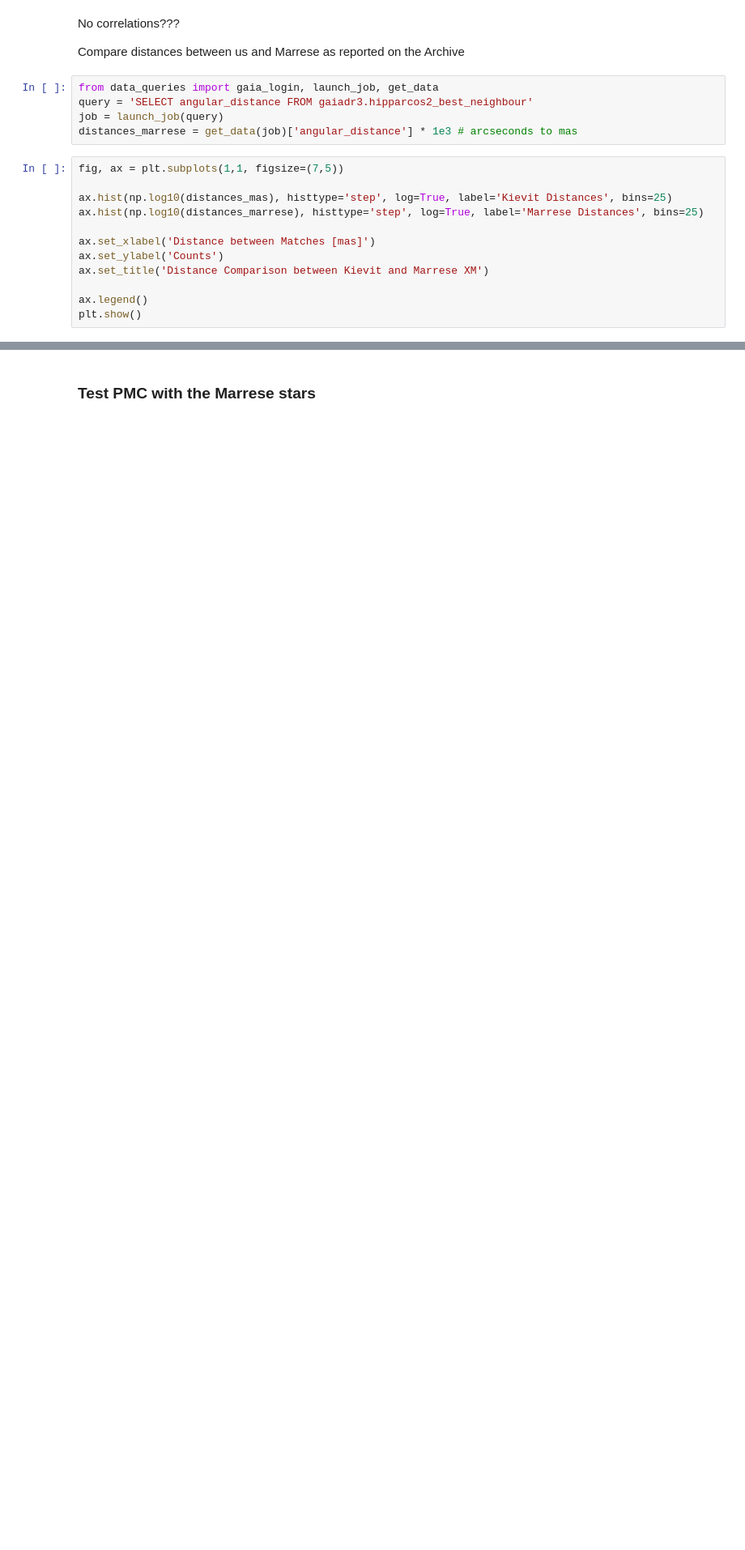
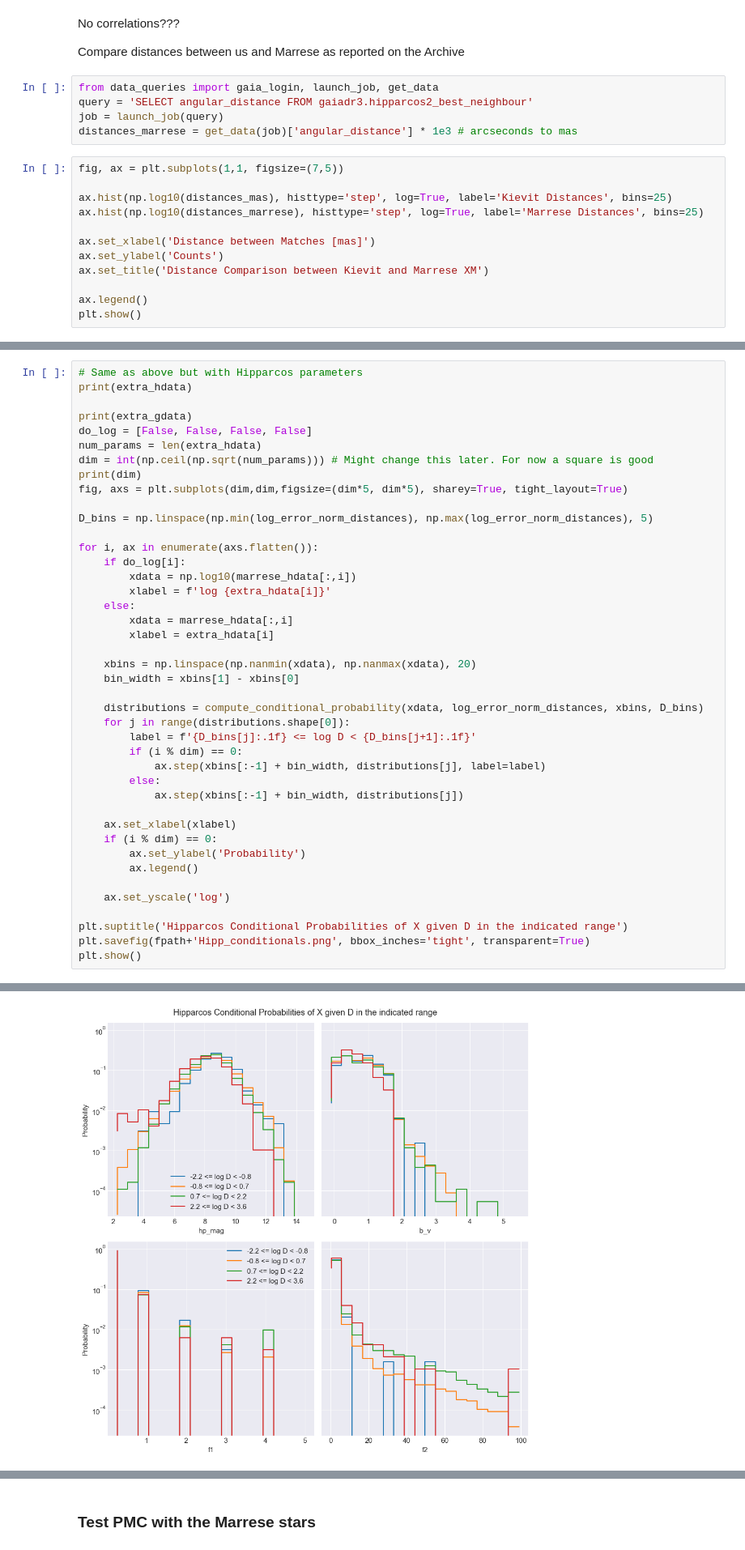
Before and after one commit to RenVit318/masterproject, a Jupyter notebook: src/notebooks/crossmatch_analysis.ipynb, the cells around one changed output, grey strips where cells are left out. Shown at 81% size. Drawn from its saved outputs; the diff is of its cells as text; blank space fills up the shorter version.

```diff
--- a/src/notebooks/crossmatch_analysis.ipynb
+++ b/src/notebooks/crossmatch_analysis.ipynb
@@ -883,0 +1017,43 @@ plt.show()
+# %%
+# Same as above but with Hipparcos parameters
+print(extra_hdata)
+
+print(extra_gdata)
+do_log = [False, False, False, False]
+num_params = len(extra_hdata)
+dim = int(np.ceil(np.sqrt(num_params))) # Might change this later. For now a square is good
+print(dim)
+fig, axs = plt.subplots(dim,dim,figsize=(dim*5, dim*5), sharey=True, tight_layout=True)
+
+D_bins = np.linspace(np.min(log_error_norm_distances), np.max(log_error_norm_distances), 5)
+
+for i, ax in enumerate(axs.flatten()):
+    if do_log[i]:
+        xdata = np.log10(marrese_hdata[:,i])
+        xlabel = f'log {extra_hdata[i]}'
+    else:
+        xdata = marrese_hdata[:,i]
+        xlabel = extra_hdata[i]
+
+    xbins = np.linspace(np.nanmin(xdata), np.nanmax(xdata), 20)
+    bin_width = xbins[1] - xbins[0]
+
+    distributions = compute_conditional_probability(xdata, log_error_norm_distances, xbins, D_bins)
+    for j in range(distributions.shape[0]):
+        label = f'{D_bins[j]:.1f} <= log D < {D_bins[j+1]:.1f}'
+        if (i % dim) == 0:
+            ax.step(xbins[:-1] + bin_width, distributions[j], label=label)
+        else:
+            ax.step(xbins[:-1] + bin_width, distributions[j])
+
+    ax.set_xlabel(xlabel)
+    if (i % dim) == 0:
+        ax.set_ylabel('Probability')
+        ax.legend()
+
+    ax.set_yscale('log')
+
+plt.suptitle('Hipparcos Conditional Probabilities of X given D in the indicated range')
+plt.savefig(fpath+'Hipp_conditionals.png', bbox_inches='tight', transparent=True)
+plt.show()
+# %% [output]
@@ -883,0 +1063 @@ plt.show()
+[figure, added]
```
Also changed, not shown: parts of 12 cells of this notebook.
